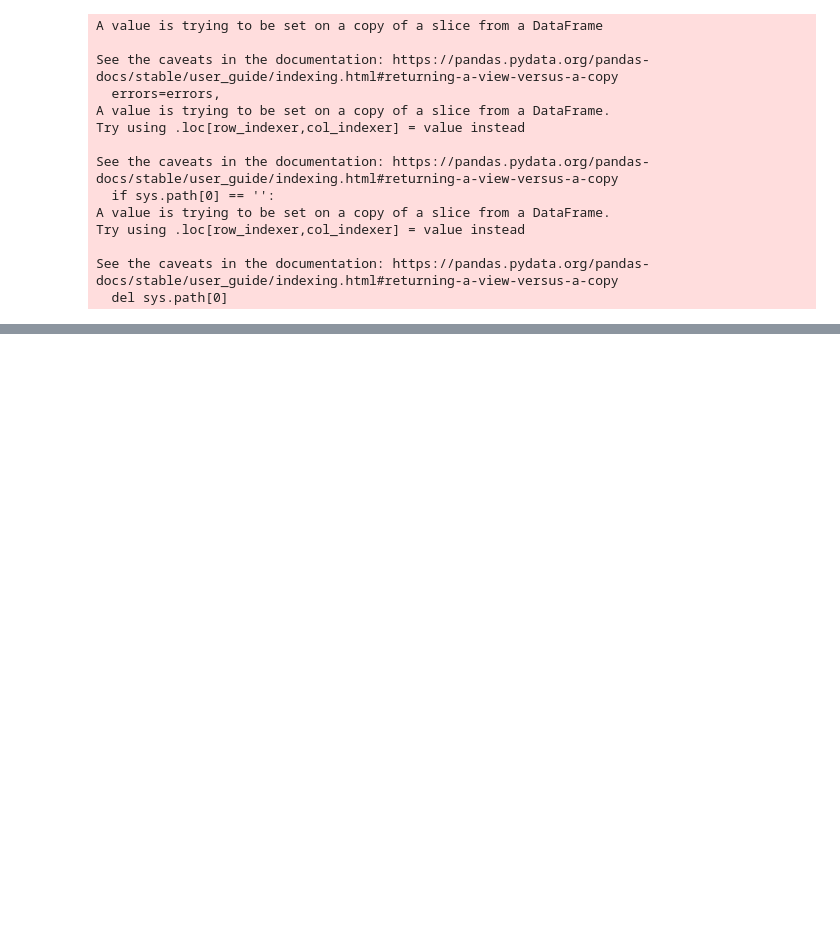
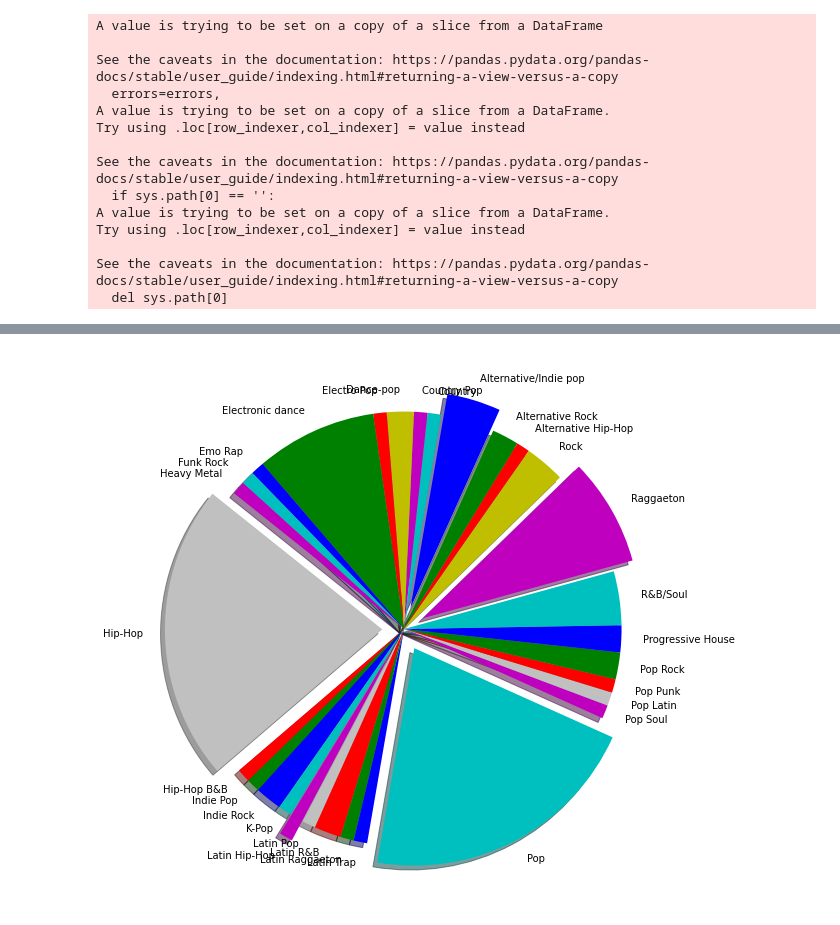
Before and after one commit to dianaagustinaf/spotidata-project, a Jupyter notebook: SpotiData_Analysis.ipynb, the cells around one changed output, grey strips where cells are left out. Drawn from its saved outputs; the diff is of its cells as text; code cells hidden in the pictures; blank space fills up the shorter version.

```diff
--- a/SpotiData_Analysis.ipynb
+++ b/SpotiData_Analysis.ipynb
@@ -981,0 +1890,20 @@ for i in range(len(AudioColumns)):
+# %%
+#Merged (Raggaeton & Reggaeton) also  (Progressive House & progressive house electro house)
+
+label_1 = ["Alternative Hip-Hop", "Alternative Rock", "Alternative/Indie pop", "Country",
+           "Country Pop", "Dance-pop", "Electro Pop", "Electronic dance",
+           "Emo Rap", "Funk Rock ", "Heavy Metal", "Hip-Hop",
+           "Hip-Hop B&B", "Indie Pop", "Indie Rock", "K-Pop",
+           "Latin Hip-Hop", "Latin Pop", "Latin R&B", "Latin Raggaeton",
+           "Latin Trap", "Pop", "Pop Soul", "Pop Latin",
+           "Pop Punk", "Pop Rock", "Progressive House", "R&B/Soul",
+           "Raggaeton", "Rock"]
+sizes_1 = [1, 2, 4, 1, 1, 2, 1, 9, 1, 1, 1, 22, 1, 1, 2, 1, 1, 1, 2, 1, 1, 21, 1, 1, 1, 2, 2, 4, 8, 3]
+colors = ['r','g','b','c','m','y','r','g','b','c','m','silver','r','g','b','c','m','silver','r','g','b','c','m','silver',
+         'r','g','b','c','m','y']
+explode = (0, 0, 0.1, 0, 0, 0, 0, 0, 0, 0, 0, 0.1, 0, 0, 0, 0, 0.1, 0, 0, 0, 0, 0.1, 0, 0, 0, 0, 0, 0, 0.1, 0)
+fig1, ax1 = plt.subplots(figsize=(10, 10))
+plt.pie(sizes_1, labels=label_1, explode= explode, colors=colors, shadow=True, startangle=55)
+plt.savefig("Project_1_Pie_Chart.png")
+# %% [output]
+[figure, added]
```
Also changed, not shown: parts of 79 cells of this notebook, 6 other files.
